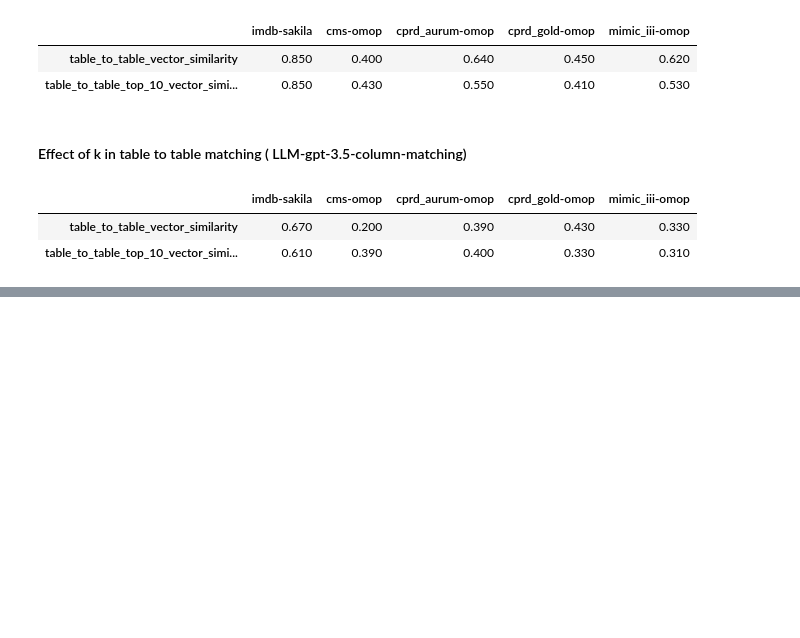
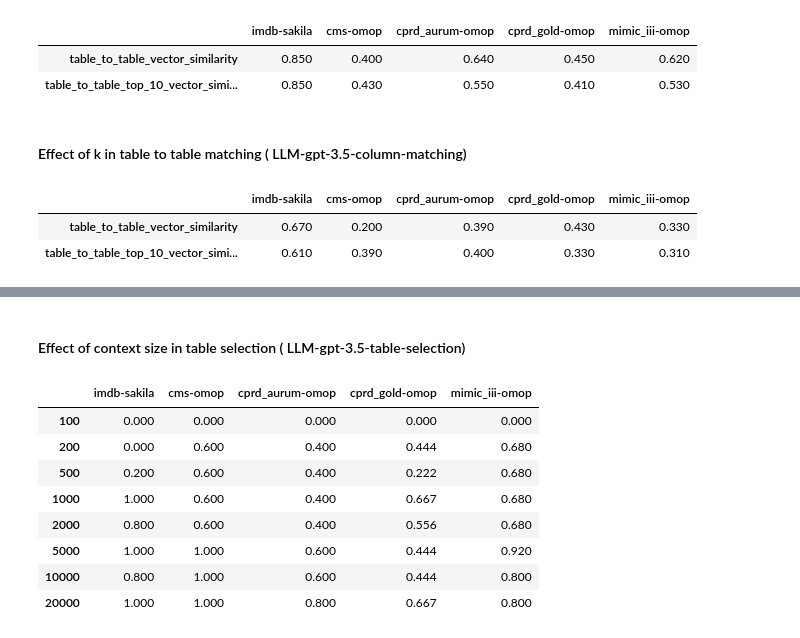
Before and after one commit to knowledge-fusion/LLMatch, a Jupyter notebook: workspace.ipynb, the cells around one changed output, grey strips where cells are left out. Drawn from its saved outputs; the diff is of its cells as text; code cells hidden in the pictures; blank space fills up the shorter version.

```diff
--- a/workspace.ipynb
+++ b/workspace.ipynb
@@ -226,0 +223,15 @@ main_result
+# %%
+main_result = effect_of_context_size_in_table_selection_hits(llm='gpt-3.5-turbo')
+display(Markdown("#### Effect of context size in table selection ( LLM-gpt-3.5-table-selection)"))
+main_result
+# %% [output]
+#### Effect of context size in table selection ( LLM-gpt-3.5-table-selection)
+|  | imdb-sakila | cms-omop | cprd_aurum-omop | cprd_gold-omop | mimic_iii-omop |
+| 100 | 0.000 | 0.000 | 0.000 | 0.000 | 0.000 |
+| 200 | 0.000 | 0.600 | 0.400 | 0.444 | 0.680 |
+| 500 | 0.200 | 0.600 | 0.400 | 0.222 | 0.680 |
+| 1000 | 1.000 | 0.600 | 0.400 | 0.667 | 0.680 |
+| 2000 | 0.800 | 0.600 | 0.400 | 0.556 | 0.680 |
+| 5000 | 1.000 | 1.000 | 0.600 | 0.444 | 0.920 |
+| 10000 | 0.800 | 1.000 | 0.600 | 0.444 | 0.800 |
+| 20000 | 1.000 | 1.000 | 0.800 | 0.667 | 0.800 |
```
Also changed, not shown: parts of 3 cells of this notebook, 56 other files.
